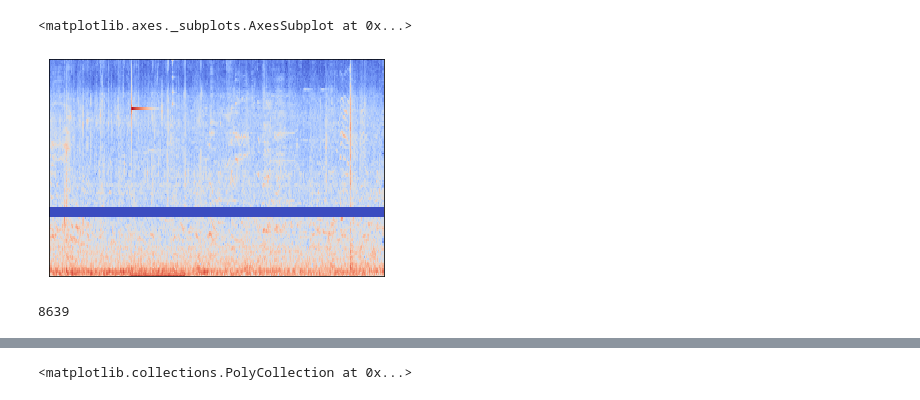
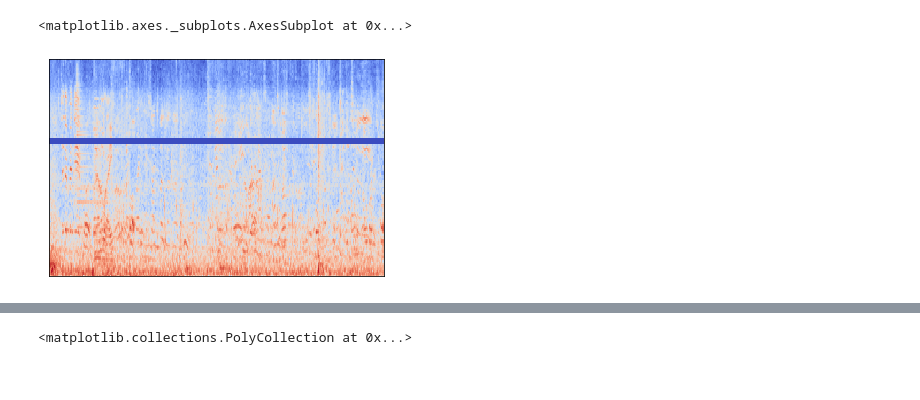
Before and after one commit to pgigioli/music_ml, a Jupyter notebook: data_preprocessing.ipynb, the cells around one changed output, grey strips where cells are left out. Saved outputs shown, nothing was run; the diff lists cells and outputs as text; code cells hidden in the pictures.

```diff
--- a/data_preprocessing.ipynb
+++ b/data_preprocessing.ipynb
@@ -27,35 +27,3 @@ import torch.nn.functional as F
 
 from src.models import Segmenter1d
 from src.data import load_audio, create_audio_transform, Freesound, NSynth, TUTAcousticScenes, AcousticSceneMusicSegmentation
-# %%
-def combine_audio(scene_fname, music_fname, random_volume_reduction=False):
-    scene = load_audio(scene_fname, sample_rate=16000)
-    music = load_audio(music_fname, sample_rate=16000)
-
-    # convert to mono
-    scene = scene.mean(0, keepdim=True)
-    music = music.mean(0, keepdim=True)
-
-    # trim leading/trailing zeros from music audio
-    music = torch.from_numpy(np.trim_zeros(music.squeeze().numpy())).unsqueeze(0)
-
-    # truncate music audio if longer than scene audio
-    if music.shape[-1] > (scene.shape[-1] - 16000*2):
-        music = music[..., :scene.shape[-1] - 16000*2]
-
-    # normalize music volume to match scene volume
-    if random_volume_reduction:
-        scene_to_music_ratio = random.random()*3 + 1.0
-    else:
-        scene_to_music_ratio = 1.0
-
-    new_max = scene.max() / scene_to_music_ratio
-    new_min = scene.min() / scene_to_music_ratio
-    music = (((music - music.min()) * (new_max - new_min)) / (music.max() - music.min())) + new_min
-
-    # insert music into scene
-    start = random.randint(0, scene.shape[-1] - music.shape[-1] - 1)
-    end = start+music.shape[-1]
-    scene[..., start:end] = np.clip(scene[..., start:end] + music, scene.min(), scene.max())
-
-    return scene, start, end
@@ -62,14 +158,14 @@ def combine_audio(scene_fname, music_fname, random_volume_reduction=False):
 # %%
 dataset = AcousticSceneMusicSegmentation(
     'data/DCASE2018/Task1', 'data/nsynth', 'train', freesound_dir='data/freesound', normalize=True, standardize=True,
-    standardize_mean=0.4299, standardize_std=0.1770, spec_augment='freq', random_volume_reduction=True
+    standardize_mean=0.4299, standardize_std=0.1770, spec_augment='freq', random_volume_reduction=True, random_crop=True,
+    shuffle_scene=True
 )
 # %%
-librosa.display.specshow(dataset[1][0].numpy().squeeze(), sr=16000)
+features, mask = dataset[2]
+librosa.display.specshow(features.numpy().squeeze(), sr=16000)
 # %% [output]
 <matplotlib.axes._subplots.AxesSubplot at 0x...>
-[figure, old version]
+[figure, new version]
 # %%
-len(dataset.scene_files)
+audio = load_audio(dataset.scene_files[10])
-# %% [output]
-8639
```
Also changed, not shown: parts of 7 cells of this notebook, 5 other files.
